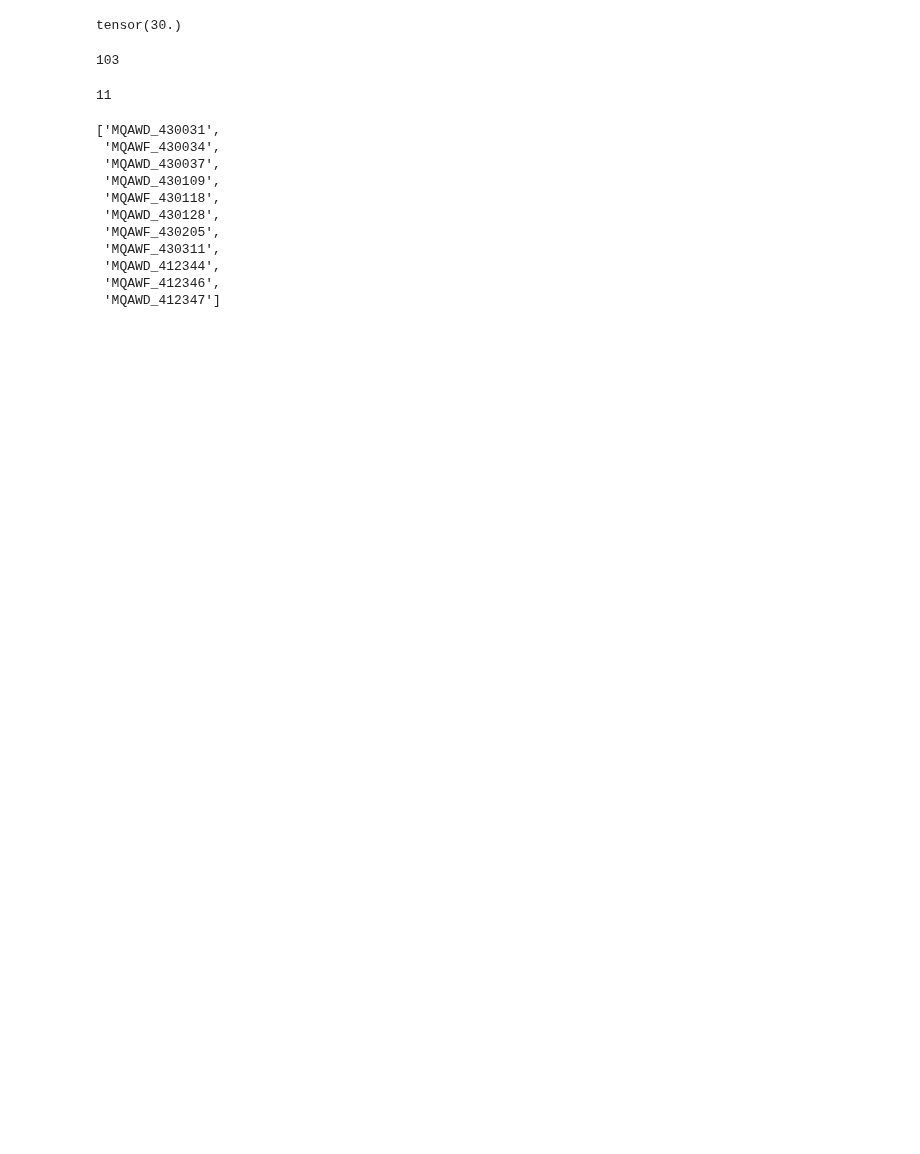
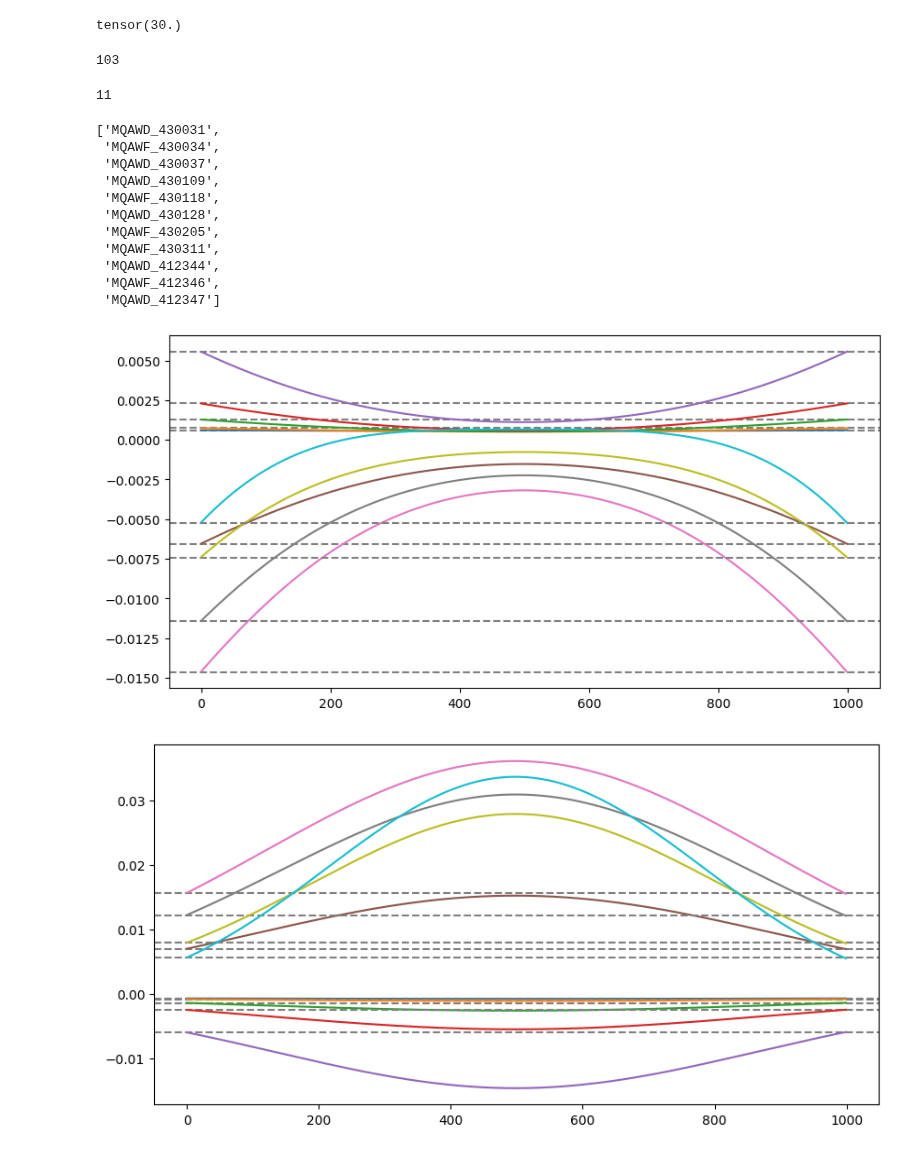
Before and after one commit to RL4AA/rl4aa24-tutorial, a Jupyter notebook: notebooks/inspect_environment.ipynb, the cells around one changed output. Cells and saved outputs as stored; diff of their text form; code cells hidden in the pictures; blank space fills up the shorter version.

Commit message:
Sinusodial quadrupole drifts

```diff
--- a/notebooks/inspect_environment.ipynb
+++ b/notebooks/inspect_environment.ipynb
@@ -80,3 +82,27 @@ sum(isinstance(element, cheetah.Quadrupole) for element in env.backend.segment.e
  'MQAWD_412344',
  'MQAWF_412346',
  'MQAWD_412347']
+# %%
+env = AwakeESteering(backend="cheetah", backend_args={"quad_drift_amplitude": 1.0})
+observation_on_reset, _ = env.reset()
+observations = np.array([env.step(np.zeros(10))[0] for _ in range(1_000)])
+
+plt.figure(figsize=(10, 5))
+for i in range(10):
+    plt.axhline(observation_on_reset[i], ls="--", color="grey")
+    plt.plot(observations[:, i])
+plt.show()
+
+# Repeat with different reset
+
+observation_on_reset, _ = env.reset()
+observations = np.array([env.step(np.zeros(10))[0] for _ in range(1_000)])
+
+plt.figure(figsize=(10, 5))
+for i in range(10):
+    plt.axhline(observation_on_reset[i], ls="--", color="grey")
+    plt.plot(observations[:, i])
+plt.show()
+# %% [output]
+[figure, added]
+[figure, added]
```
Also changed, not shown: parts of 3 cells of this notebook, 2 other files.
